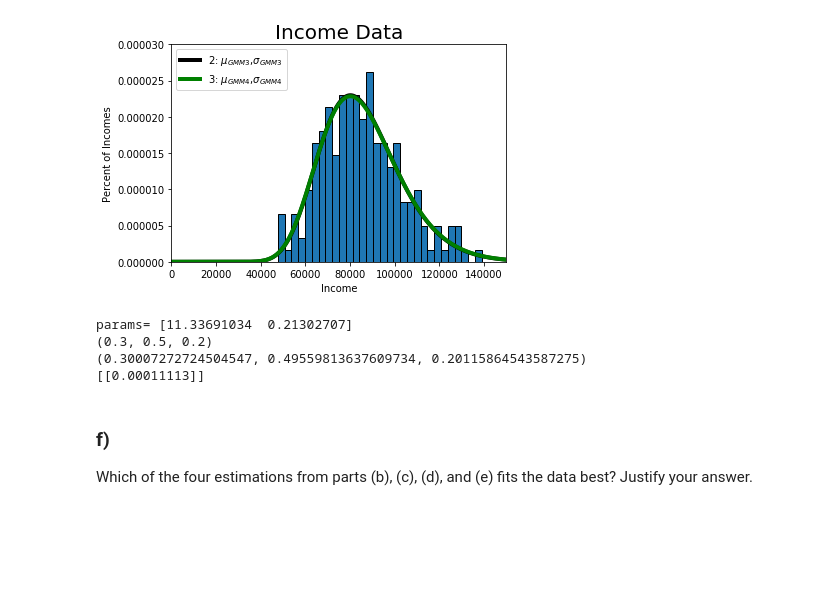
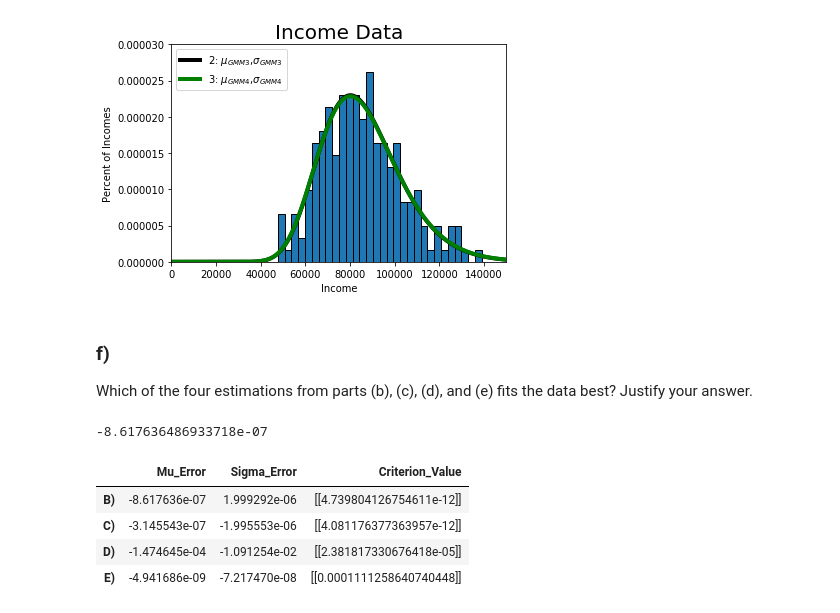
Before and after one commit to JoshLaven/persp-model-econ_w20, a Jupyter notebook: ProblemSets/PS5/PS5Laven.ipynb, the cells around one changed output. Drawn from its saved outputs; the diff is of its cells as text; code cells hidden in the pictures; blank space fills up the shorter version.

```diff
--- a/ProblemSets/PS5/PS5Laven.ipynb
+++ b/ProblemSets/PS5/PS5Laven.ipynb
@@ -495,0 +476,5 @@ def criterion2(params, *args):
+# %%
+#Criterion Value
+params3 = [mu_GMM3,sig_GMM3]
+crit3 = criterion2(params3,dta,cut_lb, cut_ub,W_hat1_3)
+print(crit3)
@@ -496,7 +483,9 @@ def criterion2(params, *args):
 # %%
-params = np.array([mu_GMM1, sig_GMM1])
+#Comparison of Data and Model
+params = np.array([mu_GMM3, sig_GMM3])
 print('params=', params)
 print(data_moments2(dta))
-print(model_moments2(mu_GMM1, sig_GMM1,cut_lb, cut_ub))
-print(criterion2(params,dta,cut_lb, cut_ub,np.eye(3)))
+print(model_moments2(mu_GMM3, sig_GMM3,cut_lb, cut_ub))
+err3 = err_vec(dta, mu_GMM3, sig_GMM3,cut_lb, cut_ub,False).reshape(2,)
+print('Error vector=', err3)
 # %% [output]
@@ -630,3 +598,8 @@ mu_GMM4, sig_GMM4 = results.x
 print('mu_GMM4=', mu_GMM4, ' sig_GMM4=', sig_GMM4)
 # %% [output]
 mu_GMM4= 11.336910340104296  sig_GMM4= 0.21302706908326272
+# %%
+#Criterion Value
+params4 = [mu_GMM4,sig_GMM4]
+crit4 = criterion2(params4,dta,cut_lb, cut_ub,W_hat1_3)
+print(crit4)
@@ -632,0 +608,8 @@ mu_GMM4= 11.336910340104296  sig_GMM4= 0.21302706908326272
+# %%
+#Comparison of Data and Model
+params = np.array([mu_GMM4, sig_GMM4])
+print('params=', params)
+print(data_moments2(dta))
+print(model_moments2(mu_GMM4, sig_GMM4,cut_lb, cut_ub))
+err4 = err_vec(dta, mu_GMM4, sig_GMM4,cut_lb, cut_ub,False).reshape(2,)
+print('Error vector=', err4)
@@ -655,18 +643,6 @@ plt.legend(loc='upper left')
 # %% [output]
 <matplotlib.legend.Legend at 0x...>
 [figure]
-# %%
-#Model Moments
-params = np.array([mu_GMM4, sig_GMM4])
-print('params=', params)
-print(data_moments2(dta))
-print(model_moments2(mu_GMM4, sig_GMM4,cut_lb, cut_ub))
-print(criterion2(params,dta,cut_lb, cut_ub,np.eye(3)))
-# %% [output]
-params= [11.33691034  0.21302707]
-(0.3, 0.5, 0.2)
-(0.30007272724504547, 0.49559813637609734, 0.20115864543587275)
-[[0.00011113]]
 # %% [markdown]
 ### f)
 Which of the four estimations from parts (b), (c), (d), and (e) fits the data best? Justify your answer.
@@ -682,0 +649,21 @@ results_dict = {'B':[[mu_GMM1,sig_GMM1],[np.sqrt(SigHat2[0, 0]],np.sqrt(SigHat2[
+# %%
+err1[0]
+# %% [output]
+-8.617636486933718e-07
+# %%
+import pandas as pd
+
+# initialise data of lists.
+data_dict = {'Mu_Error':[err1[0], err2[0], err3[0], err4[0]],
+             'Sigma_Error':[err1[1], err2[1], err3[1], err4[1]],
+            'Criterion_Value':[crit1, crit2, crit3, crit4]}
+
+# Creates pandas DataFrame.
+results_df = pd.DataFrame(data_dict, index =['B)', 'C)', 'D)', 'E)'])
+results_df
+# %% [output]
+|  | Mu_Error | Sigma_Error | Criterion_Value |
+| B) | -8.617636e-07 | 1.999292e-06 | [[4.739804126754611e-12]] |
+| C) | -3.145543e-07 | -1.995553e-06 | [[4.081176377363957e-12]] |
+| D) | -1.474645e-04 | -1.091254e-02 | [[2.381817330676418e-05]] |
+| E) | -4.941686e-09 | -7.217470e-08 | [[0.0001111258640740448]] |
```
Also changed, not shown: parts of 21 cells of this notebook.
